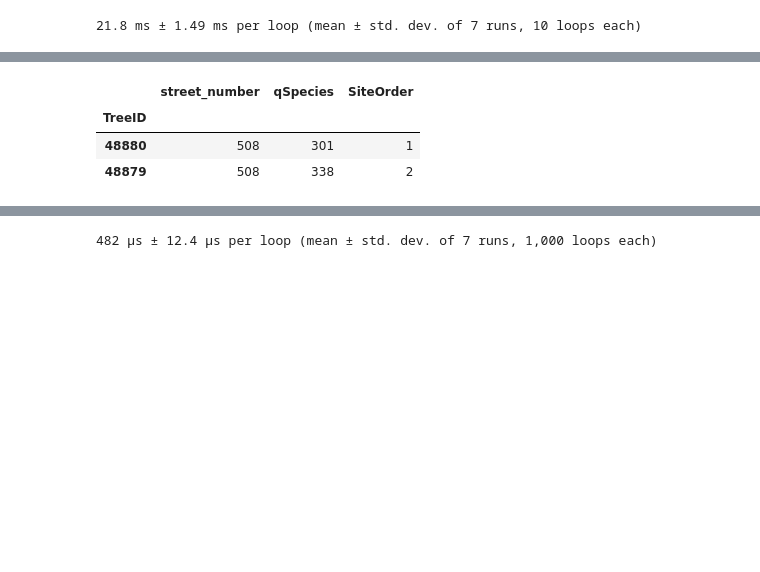
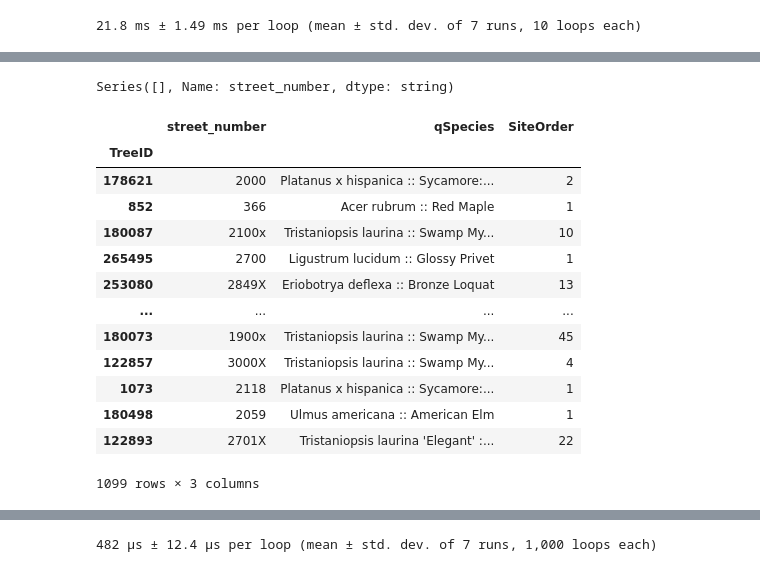
Before and after one commit to zcook7904/SF_Tree_Identifier, a Jupyter notebook: notebooks/table_making.ipynb, the cells around one changed output, grey strips where cells are left out. Saved outputs shown, nothing was run; the diff lists cells and outputs as text; code cells hidden in the pictures; blank space fills up the shorter version.

Commit message:
Improved address cleaning and created species table creation script

```diff
--- a/notebooks/table_making.ipynb
+++ b/notebooks/table_making.ipynb
@@ -5,7 +5,7 @@ import pandas as pd
 import sqlite3
 import os
 
-address_path = os.path.join('..', 'src', 'SF_Tree_Identifier', 'data', 'Cleaned_Street_Tree_list.csv')
+address_path = os.path.join('..', 'dev', 'Cleaned_Street_Tree_list.csv')
 addresses = pd.read_csv(address_path, index_col=0)
 addresses.info()
 # %% [output]
@@ -40,7 +67,7 @@ addresses.loc[addresses.qAddress.str.lower() == '1470 valencia st', 'qSpecies'].
 # %% [output]
 44.7 ms ± 1.41 ms per loop (mean ± std. dev. of 7 runs, 10 loops each)
 # %%
-species_path = os.path.join('..','mapped_species.csv' )
+species_path = os.path.join('..','dev','mapped_species.csv' )
 species = pd.read_csv(species_path, index_col=0)
 species.head()
 # %% [output]
@@ -160,0 +193,2 @@ split_addresses
+# %%
+split_addresses.street_number = split_streets.street_number.str.extract(r"(^[0-9]+)", expand=False)
@@ -161,8 +236,22 @@ split_addresses
+# %%
+split_streets.street_number.loc[~split_streets.street_number.str.contains(r'[0-9]$')]
+# %% [output]
+Series([], Name: street_number, dtype: string)
 # %%
-street_names = split_addresses.street_name.dropna().unique()
+split_addresses.street_name = split_addresses.street_name.dropna().str.replace(r'\b(revised|\(revised\))\b', '').str.strip()
 split_addresses.loc[split_addresses.street_name == street_names[944], ['street_number', 'qSpecies', 'SiteOrder']]
 # %% [output]
 |  | street_number | qSpecies | SiteOrder |
 | TreeID |  |  |  |
-| 48880 | 508 | 301 | 1 |
-| 48879 | 508 | 338 | 2 |
+| 178621 | 2000 | Platanus x hispanica :: Sycamore:... | 2 |
+| 852 | 366 | Acer rubrum :: Red Maple | 1 |
+| 180087 | 2100x | Tristaniopsis laurina :: Swamp My... | 10 |
+| 265495 | 2700 | Ligustrum lucidum :: Glossy Privet | 1 |
+| 253080 | 2849X | Eriobotrya deflexa :: Bronze Loquat | 13 |
+| ... | ... | ... | ... |
+| 180073 | 1900x | Tristaniopsis laurina :: Swamp My... | 45 |
+| 122857 | 3000X | Tristaniopsis laurina :: Swamp My... | 4 |
+| 1073 | 2118 | Platanus x hispanica :: Sycamore:... | 1 |
+| 180498 | 2059 | Ulmus americana :: American Elm | 1 |
+| 122893 | 2701X | Tristaniopsis laurina 'Elegant' :... | 22 |
+1099 rows × 3 columns
```
Also changed, not shown: parts of 13 cells of this notebook, 3 other files.
